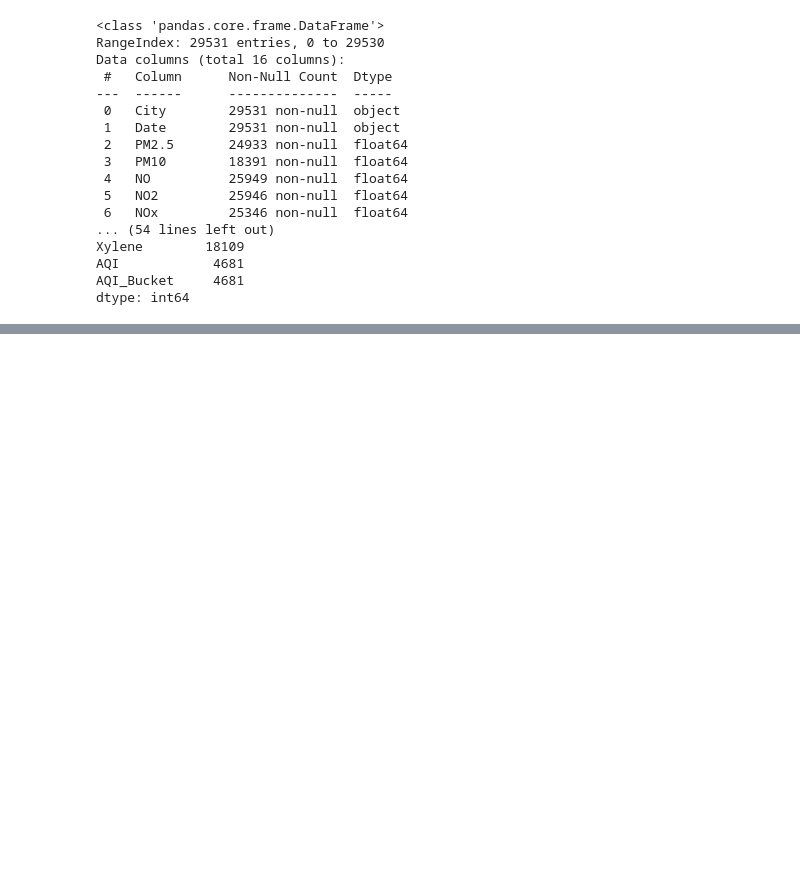
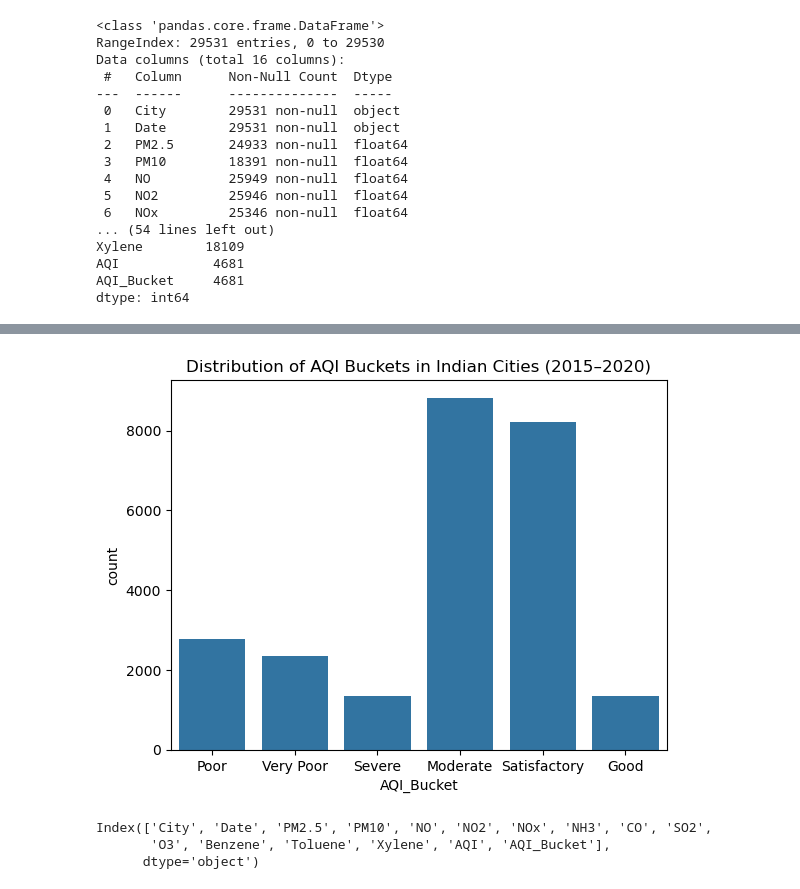
Before and after one commit to DARKPHOENIXARISE/PROJECT_AIR_QUALITY_RISKS, a Jupyter notebook: AIR_QUALITY_RISK_project.ipynb, the cells around one changed output, grey strips where cells are left out. Drawn from its saved outputs; the diff is of its cells as text; code cells hidden in the pictures; blank space fills up the shorter version.

```diff
--- a/AIR_QUALITY_RISK_project.ipynb
+++ b/AIR_QUALITY_RISK_project.ipynb
@@ -69,0 +173,14 @@ dtype: int64
+# %%
+# Univariate Analysis
+sns.countplot(x="AQI_Bucket", data=df)
+plt.title('Distribution of AQI Buckets in Indian Cities (2015–2020)')
+plt.show()
+# %% [output]
+[figure, added]
+# %%
+#cols Name
+df.columns
+# %% [output]
+Index(['City', 'Date', 'PM2.5', 'PM10', 'NO', 'NO2', 'NOx', 'NH3', 'CO', 'SO2',
+       'O3', 'Benzene', 'Toluene', 'Xylene', 'AQI', 'AQI_Bucket'],
+      dtype='object')
```
Also changed, not shown: parts of 20 cells of this notebook.
